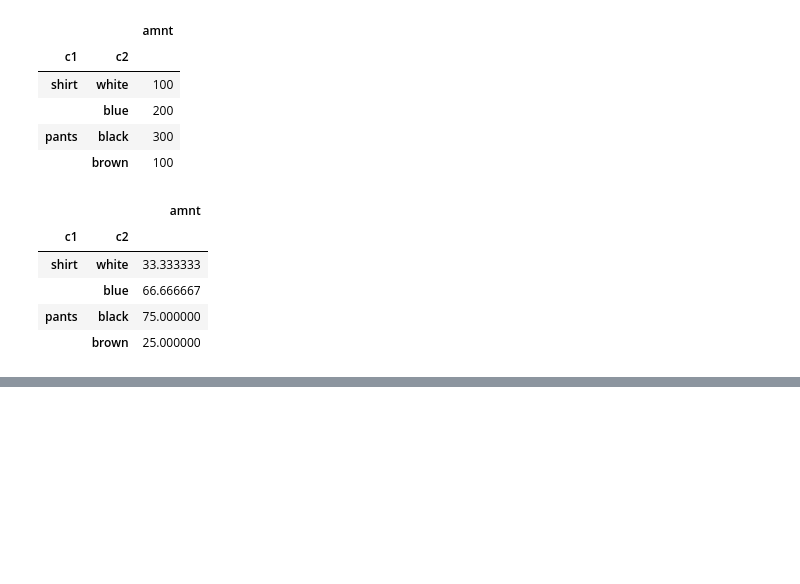
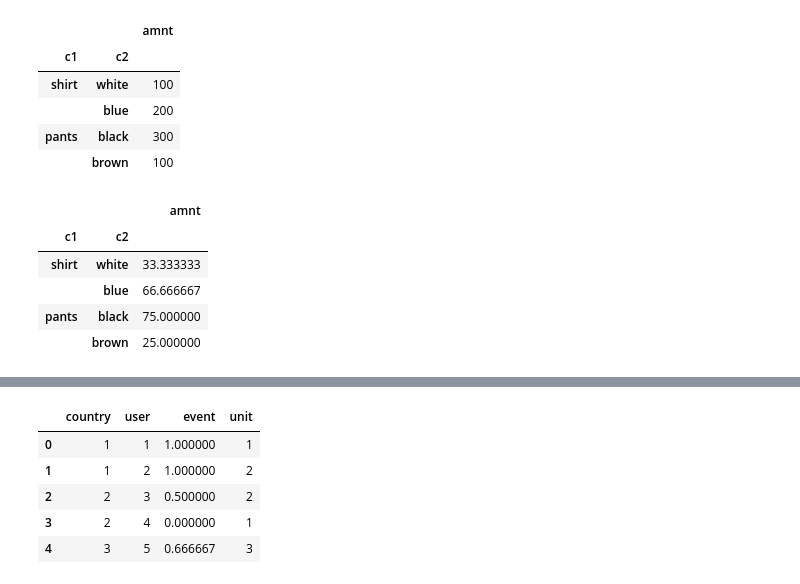
Before and after one commit to lselector/python_tutorials, a Jupyter notebook: c02_Pandas2.ipynb, the cells around one changed output, grey strips where cells are left out. Cells and saved outputs as stored; diff of their text form; code cells hidden in the pictures; blank space fills up the shorter version.

```diff
--- a/c02_Pandas2.ipynb
+++ b/c02_Pandas2.ipynb
@@ -1152,0 +1206,10 @@ display(df)
+# %%
+df2 = df.groupby(['country','user'],as_index=False).agg({'event':np.mean, 'unit':np.sum})
+df2
+# %% [output]
+|  | country | user | event | unit |
+| 0 | 1 | 1 | 1.000000 | 1 |
+| 1 | 1 | 2 | 1.000000 | 2 |
+| 2 | 2 | 3 | 0.500000 | 2 |
+| 3 | 2 | 4 | 0.000000 | 1 |
+| 4 | 3 | 5 | 0.666667 | 3 |
```
Also changed, not shown: parts of 13 cells of this notebook, 2 other files.
